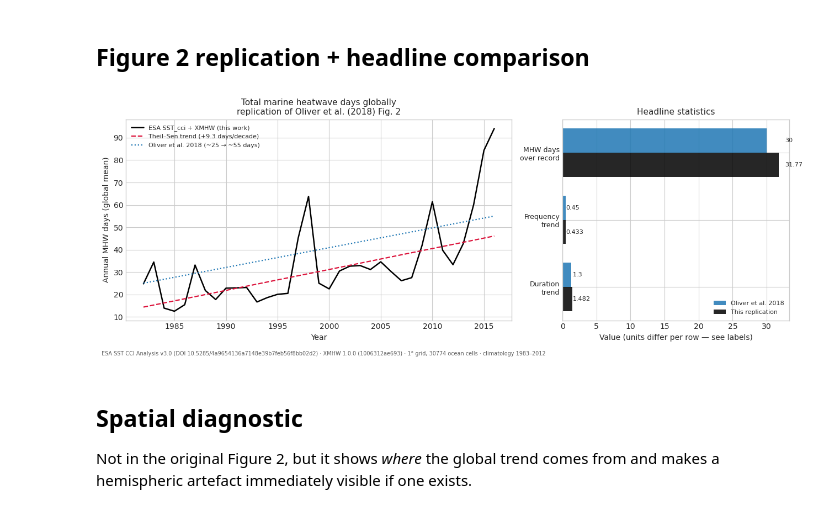
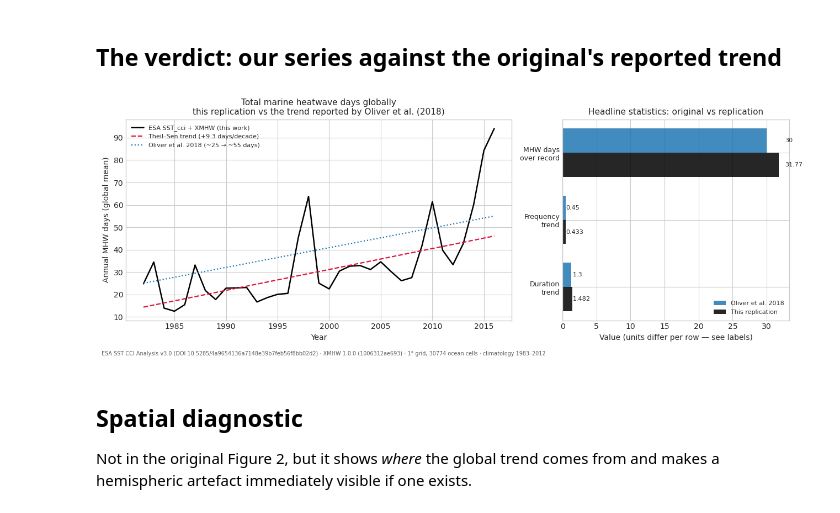
Before and after one commit to annefou/marine-heatwave-replication, a Jupyter notebook: notebooks/04_figures.ipynb, the cells around one changed output. Saved outputs shown, nothing was run; the diff lists cells and outputs as text; code cells hidden in the pictures.

```diff
--- a/notebooks/04_figures.ipynb
+++ b/notebooks/04_figures.ipynb
@@ -65,8 +79,8 @@ with open(CMP_PATH) as f:
 
 years = res.year.values
 days = res["global_mhw_days"].values
-# %% [markdown]
-## Figure 2 replication + headline comparison
+# %% [markdown]
+## The verdict: our series against the original's reported trend
 # %%
 fig, (ax, ax2) = plt.subplots(
     1, 2, figsize=(13, 5), gridspec_kw={"width_ratios": [1.7, 1]}
@@ -88,8 +102,11 @@ ax.plot([years[0], years[-1]], [o_base, o_end], color="tab:blue", lw=1.6, ls=":"
 
 ax.set_xlabel("Year")
 ax.set_ylabel("Annual MHW days (global mean)")
+# Not "replication of Fig. 2" — notebook 07 holds that. This panel compares
+# our series against the trend the original reports, which is a different claim.
 ax.set_title("Total marine heatwave days globally\n"
-             "replication of Oliver et al. (2018) Fig. 2", fontsize=11)
+             "this replication vs the trend reported by Oliver et al. (2018)",
+             fontsize=11)
 ax.legend(fontsize=8, loc="upper left")
 
 # --- Panel B: headline statistics, original vs replication -------------------
@@ -114,7 +131,7 @@ ax2.set_yticks(y)
 ax2.set_yticklabels([m[0] for m in metrics], fontsize=9)
 ax2.invert_yaxis()
 ax2.set_xlabel("Value (units differ per row — see labels)")
-ax2.set_title("Headline statistics", fontsize=11)
+ax2.set_title("Headline statistics: original vs replication", fontsize=11)
 ax2.legend(fontsize=8, loc="lower right")
 
 # Provenance comes from the comparison JSON that 03 wrote, never from literals
@@ -125,34 +142,34 @@ ax2.legend(fontsize=8, loc="lower right")
 # repo, which is exactly what happens to figures.
 prov = cmp["replication"]
 n_cells = prov["n_cells"]
 sw = f"XMHW {prov.get('software_version', '?')}"
 swhid = prov.get("software_swhid", "")
 sw_rev = swhid.split(";")[0].replace("swh:1:rev:", "")[:12] if swhid else ""
 fig.suptitle("", y=0.99)
 fig.text(0.01, 0.01,
          f"ESA SST CCI Analysis v3.0 (DOI {prov['dataset_doi']}) · "
          f"{sw}{f' ({sw_rev})' if sw_rev else ''} · {TARGET_RES_DEG:g}° grid, "
          f"{n_cells} ocean cells · climatology "
          f"{prov['climatology_period'][0]}–{prov['climatology_period'][1]}",
          fontsize=7, color="0.35")
 
 # A partial run's figure is visually indistinguishable from the real one, and
 # a figure outlives the shell that made it. Stamp it so it cannot be quoted by
 # mistake.
 if not IS_FULL_REPLICATION:
     fig.text(
         0.5, 0.5,
         f"SMOKE RUN — NOT THE REPLICATION RESULT\n"
         f"{TARGET_RES_DEG:g}° grid, every {LON_BAND_STRIDE}th longitude band",
         ha="center", va="center", fontsize=20, color="crimson",
         alpha=0.28, rotation=24, weight="bold", zorder=10,
     )
 
 fig.tight_layout(rect=[0, 0.03, 1, 1])
 fig.savefig(FIG_PATH, dpi=150, bbox_inches="tight")
 plt.show()
 # %% [output]
-[figure, old version]
+[figure, new version]
 # %% [markdown]
 ## Spatial diagnostic
 
```
Also changed, not shown: parts of 2 cells of this notebook, 2 other files.
